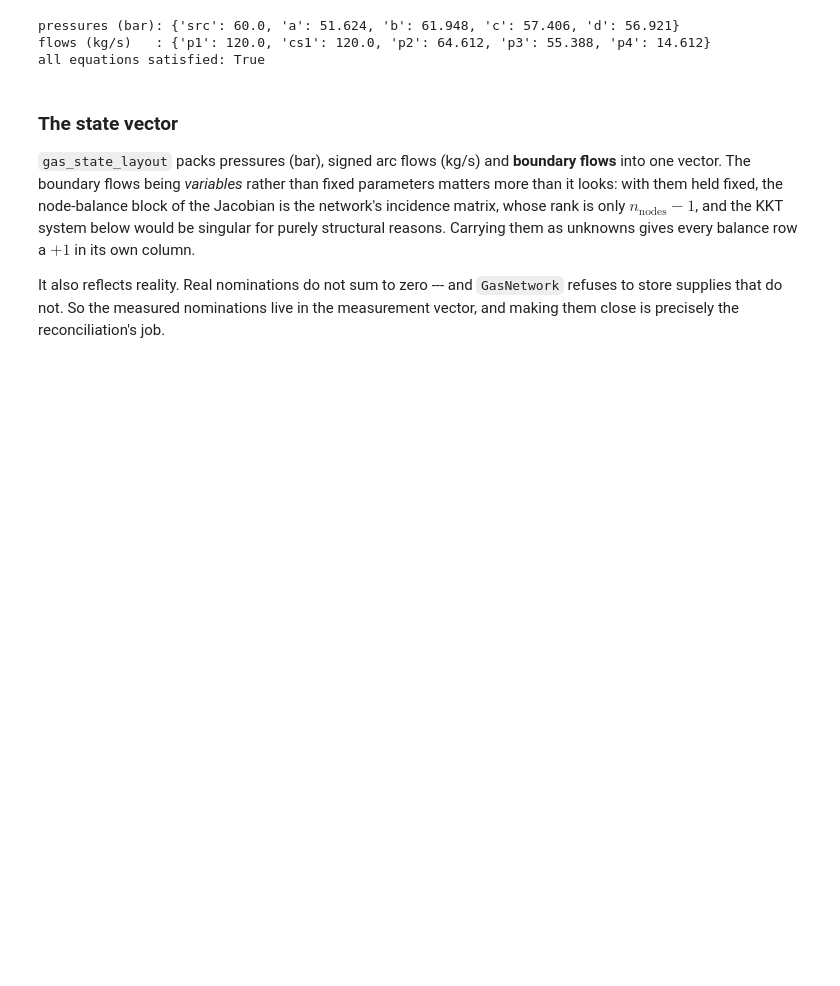
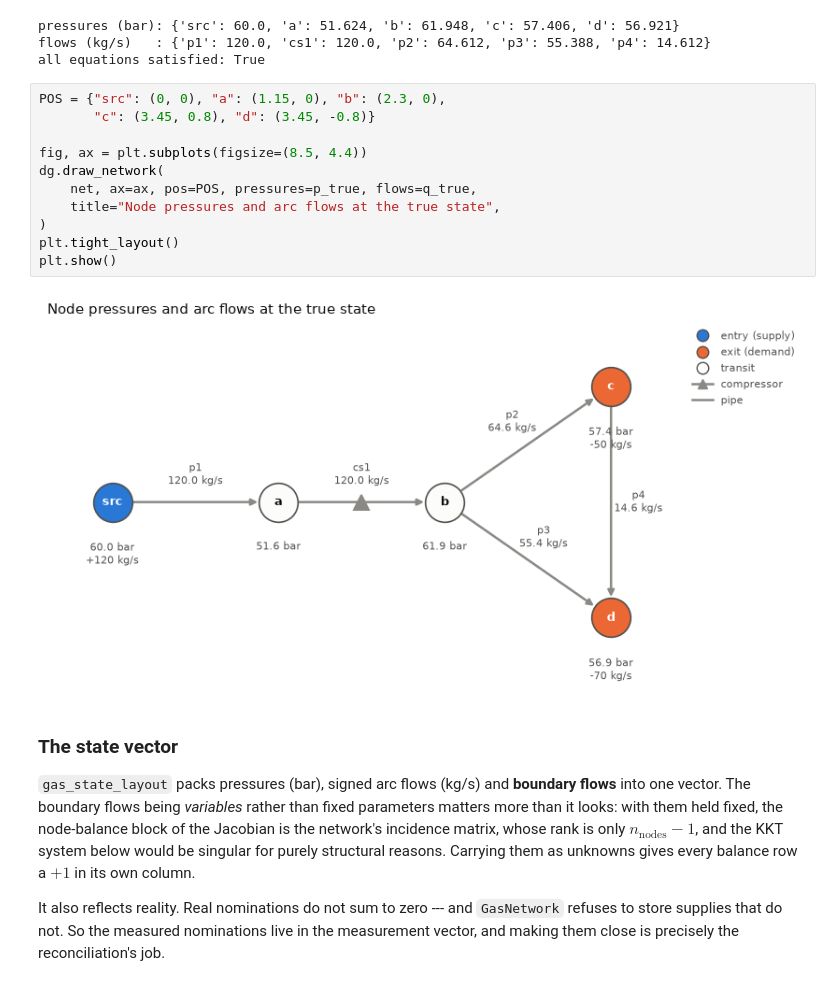
Before and after one commit to jkitchin/differentiable-flowsheets, a Jupyter notebook: examples/28_data_reconciliation.ipynb, the cells around one changed output. Drawn from its saved outputs; the diff is of its cells as text; blank space fills up the shorter version.

```diff
--- a/examples/28_data_reconciliation.ipynb
+++ b/examples/28_data_reconciliation.ipynb
@@ -104,6 +118,19 @@ print("all equations satisfied:", verify.residual_report(streams, net, dec).ok)
 pressures (bar): {'src': 60.0, 'a': 51.624, 'b': 61.948, 'c': 57.406, 'd': 56.921}
 flows (kg/s)   : {'p1': 120.0, 'cs1': 120.0, 'p2': 64.612, 'p3': 55.388, 'p4': 14.612}
 all equations satisfied: True
+# %%
+POS = {"src": (0, 0), "a": (1.15, 0), "b": (2.3, 0),
+       "c": (3.45, 0.8), "d": (3.45, -0.8)}
+
+fig, ax = plt.subplots(figsize=(8.5, 4.4))
+dg.draw_network(
+    net, ax=ax, pos=POS, pressures=p_true, flows=q_true,
+    title="Node pressures and arc flows at the true state",
+)
+plt.tight_layout()
+plt.show()
+# %% [output]
+[figure, added]
 # %% [markdown]
 ### The state vector
 
```
Also changed, not shown: parts of 5 cells of this notebook, 7 other files.
